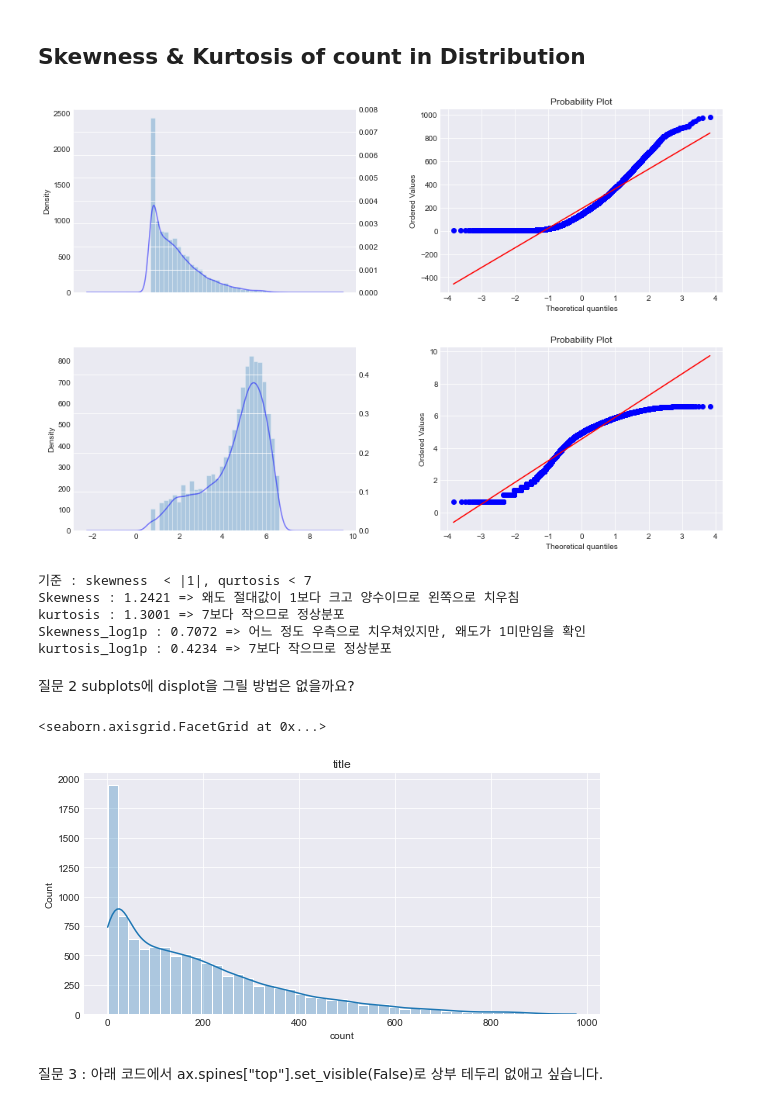
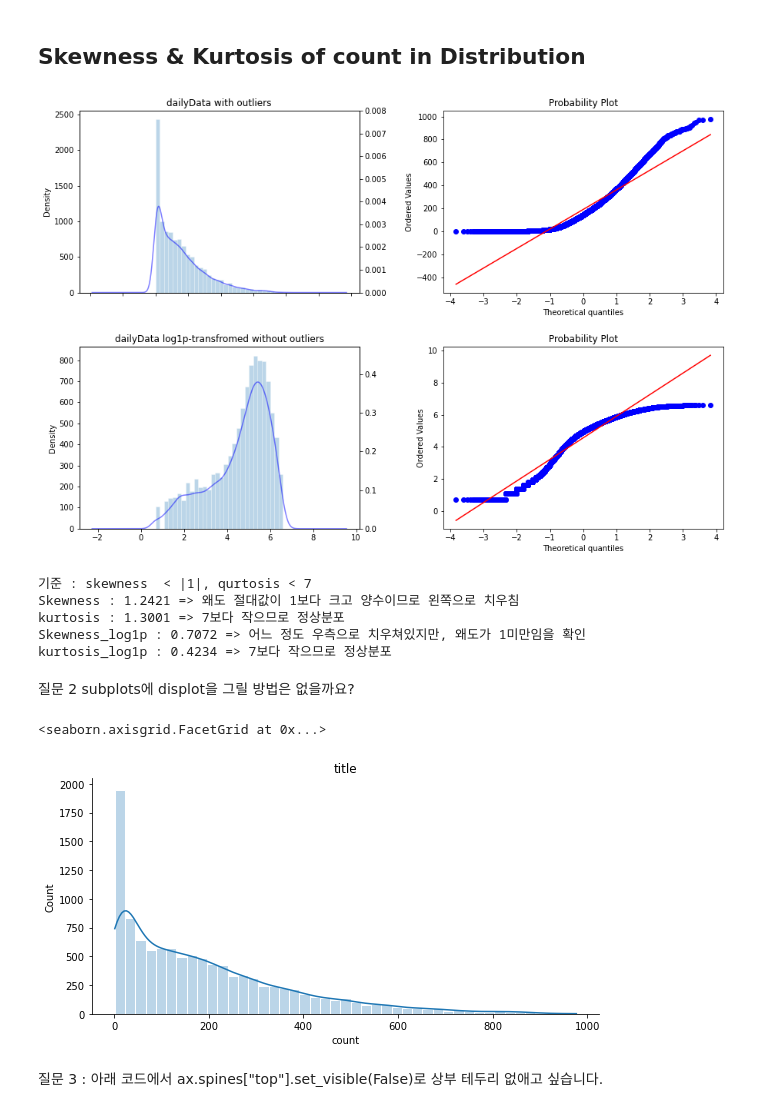
Before and after one commit to changyong93/KaggleStruggle, a Jupyter notebook: EDA & Ensemble Model (Top 10 Percentile)/EDA & Ensemble Model (Top 10 Percentile).ipynb, the cells around one changed output. Drawn from its saved outputs; the diff is of its cells as text; code cells hidden in the pictures.

```diff
--- a/EDA & Ensemble Model (Top 10 Percentile)/EDA & Ensemble Model (Top 10 Percentile).ipynb
+++ b/EDA & Ensemble Model (Top 10 Percentile)/EDA & Ensemble Model (Top 10 Percentile).ipynb
@@ -33,7 +33,7 @@ pd.options.mode.chained_assignment = None
 warnings.filterwarnings("ignore", category = DeprecationWarning)
 %matplotlib inline
 
-plt.style.use("seaborn-darkgrid")
+# plt.style.use("seaborn-darkgrid")
 # %% [markdown]
 # Data Summary
 # %%
@@ -118,14 +118,22 @@ dailyData.describe(include = "all")
 ### creating new columns for visualization
 # %%
 #datetime으로 일자,시간 컬럼 생성
-dailyData["date"] = dailyData.datetime.apply(lambda x : x.split()[0])
-dailyData["hour"] = dailyData.datetime.apply(lambda x : x.split()[1].split(":")[0])
-dailyData["weekday"] = dailyData.date.apply(lambda x : calendar.day_name[datetime.strptime(x,"%Y-%m-%d").weekday()]) #ref. note 코드 130 ms ± 1.83 ms per loop
-# dailyData["weekday"] = dailyData.date.apply(lambda x : calendar.day_name[pd.to_datetime(x).weekday()]) #내 코드 902 ms ± 15.2 ms per loop
-dailyData["month"] = dailyData.date.apply(lambda x : calendar.month_name[datetime.strptime(x, "%Y-%m-%d").month])
+#note code
+# dailyData["date"] = dailyData.datetime.apply(lambda x : x.split()[0])
+# dailyData["hour"] = dailyData.datetime.apply(lambda x : x.split()[1].split(":")[0])
+# dailyData["weekday"] = dailyData.date.apply(lambda x : calendar.day_name[datetime.strptime(x,"%Y-%m-%d").weekday()]) #ref. note 코드 130 ms ± 1.83 ms per loop
+# dailyData["month"] = dailyData.date.apply(lambda x : calendar.month_name[datetime.strptime(x, "%Y-%m-%d").month])
 dailyData["season"] = dailyData.season.map({1: "Spring", 2 : "Summer", 3 : "Fall", 4 :"Winter" })
 dailyData["weather"] = dailyData.weather.map({1: " Clear + Few clouds + Partly cloudy + Partly cloudy",
                                         2 : " Mist + Cloudy, Mist + Broken clouds, Mist + Few clouds, Mist ",
                                         3 : " Light Snow, Light Rain + Thunderstorm + Scattered clouds, Light Rain + Scattered clouds",
                                         4 :" Heavy Rain + Ice Pallets + Thunderstorm + Mist, Snow + Fog " })
 dailyData.head(3) # ref.code에선 weather 생서 시 줄을 이어주기 위해 \를 표시했으나, 현 버전에선 불필요함
+
+#내 코드
+dailyData["datetime"] = pd.to_datetime(dailyData.datetime)
+dailyData["date"] = dailyData.datetime.dt.date
+dailyData["hour"] = dailyData.datetime.dt.hour
+dailyData["weekday"] = dailyData.datetime.apply(lambda x : calendar.day_name[x.weekday()]) #내 코드 61.9 ms ± 2.74 ms per loop
+# dailyData["weekday"] = dailyData.date.apply(lambda x : calendar.day_name[pd.to_datetime(x).weekday()]) #내 코드 902 ms ± 15.2 ms per loop
+dailyData["month"] = dailyData.datetime.dt.month
@@ -316,31 +365,32 @@ sns.regplot(data = dailyData, x = "humidity", y = "count", ax = ax[2])
 # %%
 fig, ax = plt.subplots(2,2, figsize = (15,10))
 
 #matplotplib에는 kde plot이 없음##
 dailyData["count"].plot.hist(bins =30, alpha = 0.3, edgecolor="white",ax = ax[0][0])
 dailyData["count"].plot.kde(alpha = 0.5, secondary_y="count", color = "Blue",ax = ax[0][0])
 ax[0][0].right_ax.set_ylim(0,0.008)
-# ax[0][0].set_title("")
+ax[0][0].set_title("dailyData with outliers")
 stats.probplot(dailyData["count"], dist='norm', fit=True, plot = ax[0][1])
 
 np.log1p(dailyDataWithoutOutliers["count"]).plot.hist(bins = 30, alpha=0.3, edgecolor = "white", ax = ax[1][0])
 np.log1p(dailyDataWithoutOutliers["count"]).plot.kde(alpha=0.5,secondary_y="count", color = "Blue", ax = ax[1][0])
 ax[1][0].right_ax.set_ylim(0,0.47)
+ax[1][0].set_title("dailyData log1p-transfromed without outliers")
 stats.probplot(np.log1p(dailyDataWithoutOutliers["count"]), dist='norm', fit=True, plot = ax[1][1])
 #np.log1p : 밑이 e인 log로 값이 0이하일 경우 0으로 반환
 
 plt.subplots_adjust(wspace=0.3, hspace = 0.3) #subplot간 간격 조정
 # plt.subplots_adjust(left=0.125, bottom=0.1, right=0.9, top=0.9, wspace=0.2, hspace=0.2)
 plt.show()
 
 print("기준 : skewness  < |1|, qurtosis < 7")
 print(f"Skewness : {dailyData['count'].skew():.4f} => 왜도 절대값이 1보다 크고 양수이므로 왼쪽으로 치우침")
 print(f"kurtosis : {dailyData['count'].kurt():.4f} => 7보다 작으므로 정상분포")
 
 print(f"Skewness_log1p : {np.log1p(dailyDataWithoutOutliers['count'].skew()):.4f} => 어느 정도 우측으로 치우쳐있지만, 왜도가 1미만임을 확인")
 print(f"kurtosis_log1p : {dailyDataWithoutOutliers['count'].kurt():.4f} => 7보다 작으므로 정상분포")
 # %% [output]
-[figure, old version]
+[figure, new version]
 기준 : skewness  < |1|, qurtosis < 7
 Skewness : 1.2421 => 왜도 절대값이 1보다 크고 양수이므로 왼쪽으로 치우침
 kurtosis : 1.3001 => 7보다 작으므로 정상분포
@@ -360,7 +410,7 @@ g.set(title = "title")
 # plt.show()
 # %% [output]
 <seaborn.axisgrid.FacetGrid at 0x...>
-[figure, old version]
+[figure, new version]
 # %% [markdown]
 질문 3 : 아래 코드에서 ax.spines["top"].set_visible(False)로 상부 테두리 없애고 싶습니다.
 <a id='question3'></a>
```
Also changed, not shown: parts of 19 cells of this notebook.
